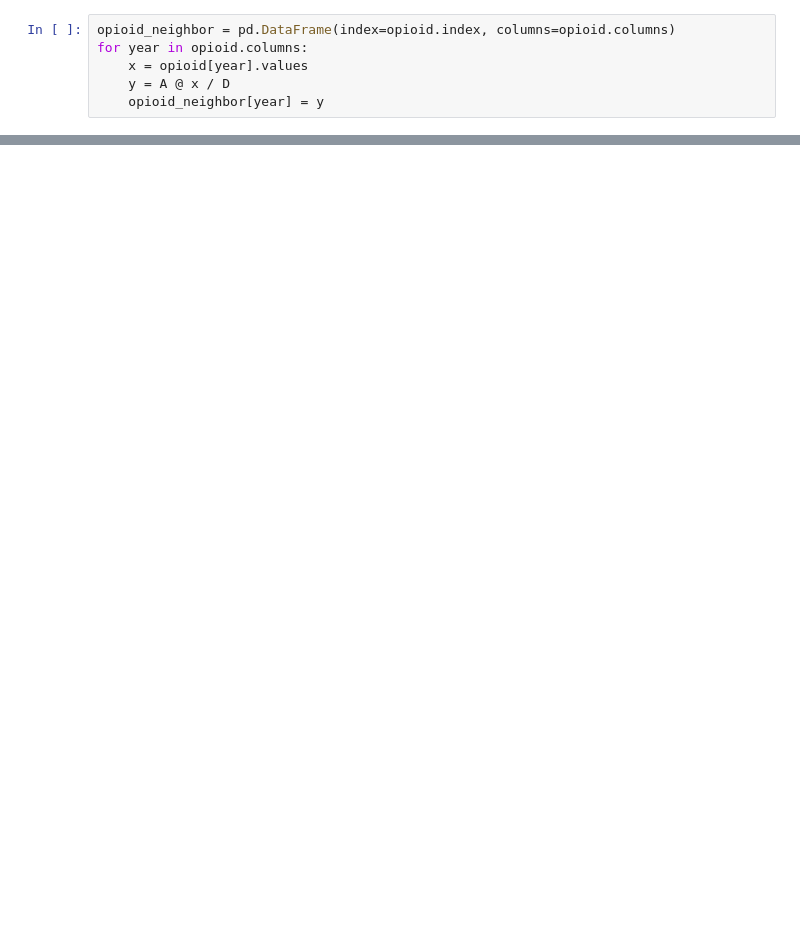
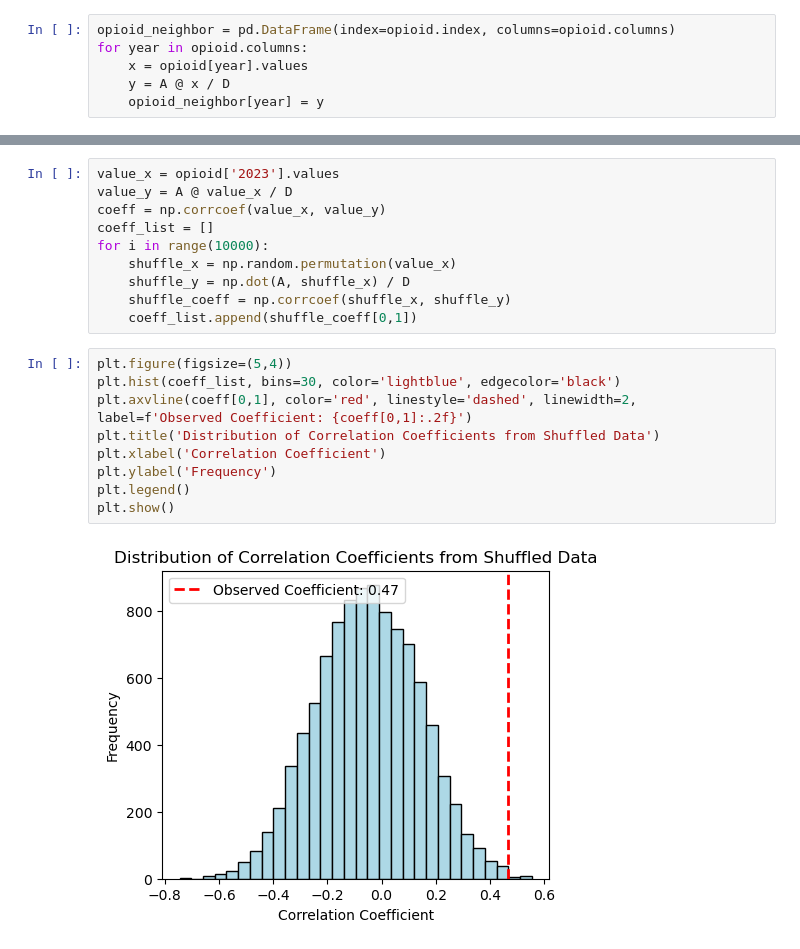
Before and after one commit to SiqiLiu-Math/OpioidGeography, a Jupyter notebook: Model/plot_data.ipynb, the cells around one changed output, grey strips where cells are left out. Drawn from its saved outputs; the diff is of its cells as text; blank space fills up the shorter version.

```diff
--- a/Model/plot_data.ipynb
+++ b/Model/plot_data.ipynb
@@ -85,0 +102,21 @@ plt.show()
+# %%
+value_x = opioid['2023'].values
+value_y = A @ value_x / D
+coeff = np.corrcoef(value_x, value_y)
+coeff_list = []
+for i in range(10000):
+    shuffle_x = np.random.permutation(value_x)
+    shuffle_y = np.dot(A, shuffle_x) / D
+    shuffle_coeff = np.corrcoef(shuffle_x, shuffle_y)
+    coeff_list.append(shuffle_coeff[0,1])
+# %%
+plt.figure(figsize=(5,4))
+plt.hist(coeff_list, bins=30, color='lightblue', edgecolor='black')
+plt.axvline(coeff[0,1], color='red', linestyle='dashed', linewidth=2, label=f'Observed Coefficient: {coeff[0,1]:.2f}')
+plt.title('Distribution of Correlation Coefficients from Shuffled Data')
+plt.xlabel('Correlation Coefficient')
+plt.ylabel('Frequency')
+plt.legend()
+plt.show()
+# %% [output]
+[figure, added]
```
Also changed, not shown: parts of 5 cells of this notebook.
